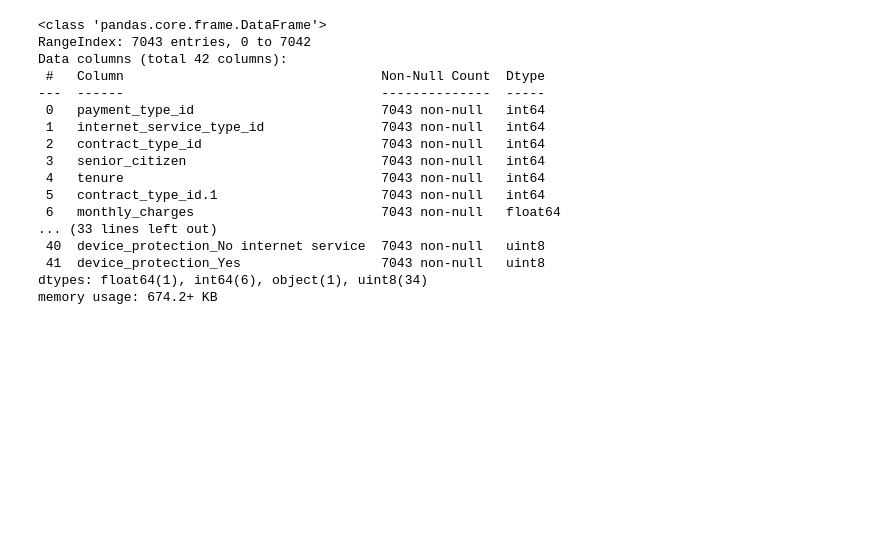
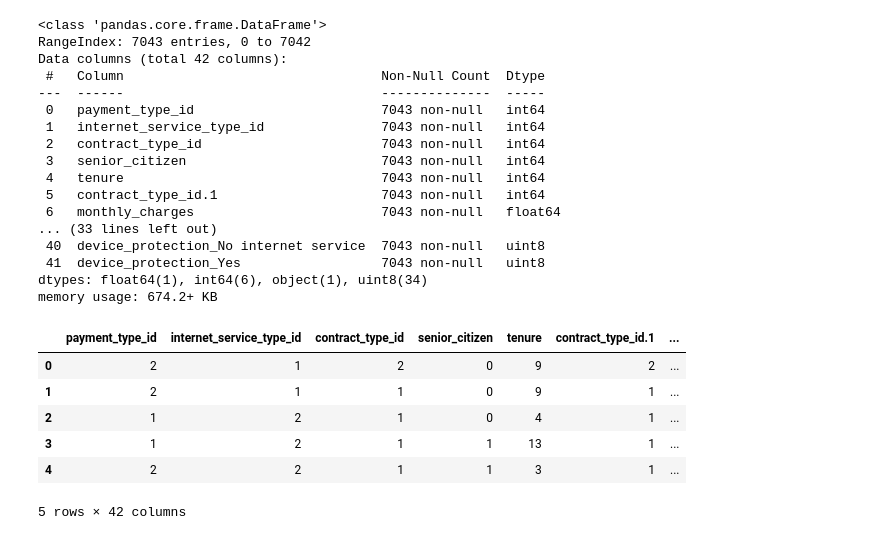
Before and after one commit to Gazizmakhanov/classification-exercises, a Jupyter notebook: classification_exercises.ipynb, the cells around one changed output. Drawn from its saved outputs; the diff is of its cells as text; code cells hidden in the pictures; blank space fills up the shorter version.

```diff
--- a/classification_exercises.ipynb
+++ b/classification_exercises.ipynb
@@ -429,3 +429,13 @@ Data columns (total 42 columns):
  41  device_protection_Yes                  7043 non-null   uint8
 dtypes: float64(1), int64(6), object(1), uint8(34)
 memory usage: 674.2+ KB
+# %%
+telco.head()
+# %% [output]
+|  | payment_type_id | internet_service_type_id | contract_type_id | senior_citizen | tenure | contract_type_id.1 | ... |
+| 0 | 2 | 1 | 2 | 0 | 9 | 2 | ... |
+| 1 | 2 | 1 | 1 | 0 | 9 | 1 | ... |
+| 2 | 1 | 2 | 1 | 0 | 4 | 1 | ... |
+| 3 | 1 | 2 | 1 | 1 | 13 | 1 | ... |
+| 4 | 2 | 2 | 1 | 1 | 3 | 1 | ... |
+5 rows × 42 columns
```
Also changed, not shown: parts of 2 cells of this notebook.
